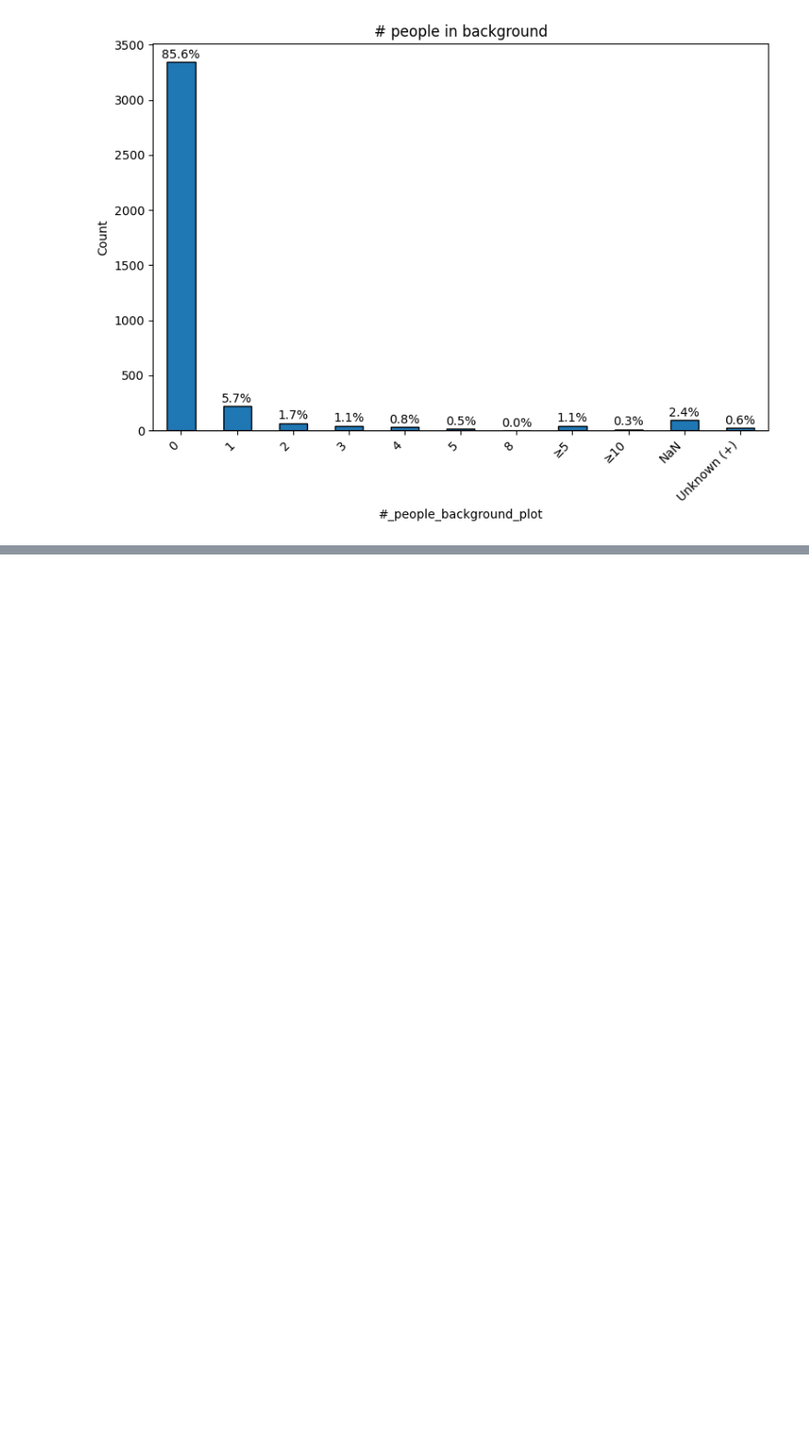
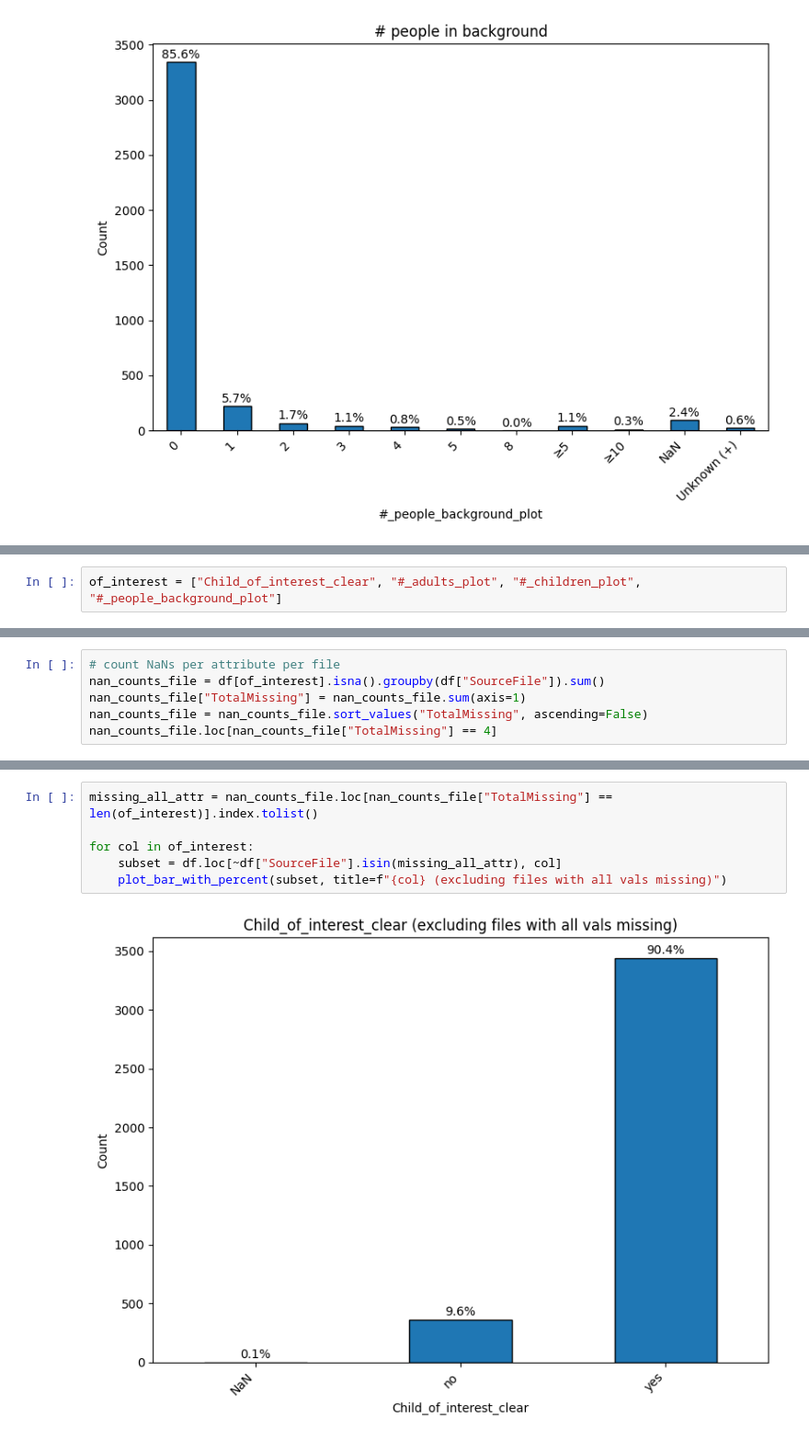
Before and after one commit to sensein/sailsprep, a Jupyter notebook: notebooks/annotation_analysis.ipynb, the cells around one changed output, grey strips where cells are left out. Shown at 92% size. Cells and saved outputs as stored; diff of their text form; blank space fills up the shorter version.

```diff
--- a/notebooks/annotation_analysis.ipynb
+++ b/notebooks/annotation_analysis.ipynb
@@ -373,0 +376,2 @@ plot_bar_with_percent(df["#_people_background_plot"], title="# people in backgro
+# %%
+of_interest = ["Child_of_interest_clear", "#_adults_plot", "#_children_plot", "#_people_background_plot"]
@@ -373,0 +403,6 @@ plot_bar_with_percent(df["#_people_background_plot"], title="# people in backgro
+# %%
+# count NaNs per attribute per file
+nan_counts_file = df[of_interest].isna().groupby(df["SourceFile"]).sum()
+nan_counts_file["TotalMissing"] = nan_counts_file.sum(axis=1)
+nan_counts_file = nan_counts_file.sort_values("TotalMissing", ascending=False)
+nan_counts_file.loc[nan_counts_file["TotalMissing"] == 4]
@@ -373,0 +424,8 @@ plot_bar_with_percent(df["#_people_background_plot"], title="# people in backgro
+# %%
+missing_all_attr = nan_counts_file.loc[nan_counts_file["TotalMissing"] == len(of_interest)].index.tolist()
+
+for col in of_interest:
+    subset = df.loc[~df["SourceFile"].isin(missing_all_attr), col]
+    plot_bar_with_percent(subset, title=f"{col} (excluding files with all vals missing)")
+# %% [output]
+[figure, added]
```
Also changed, not shown: parts of 4 cells of this notebook.
